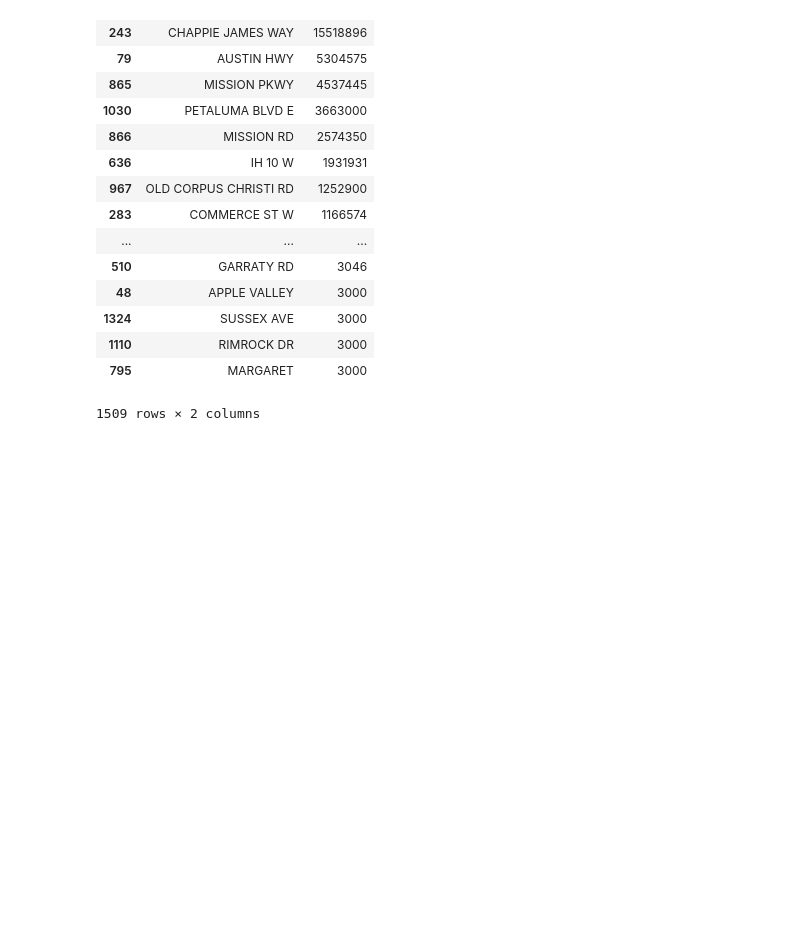
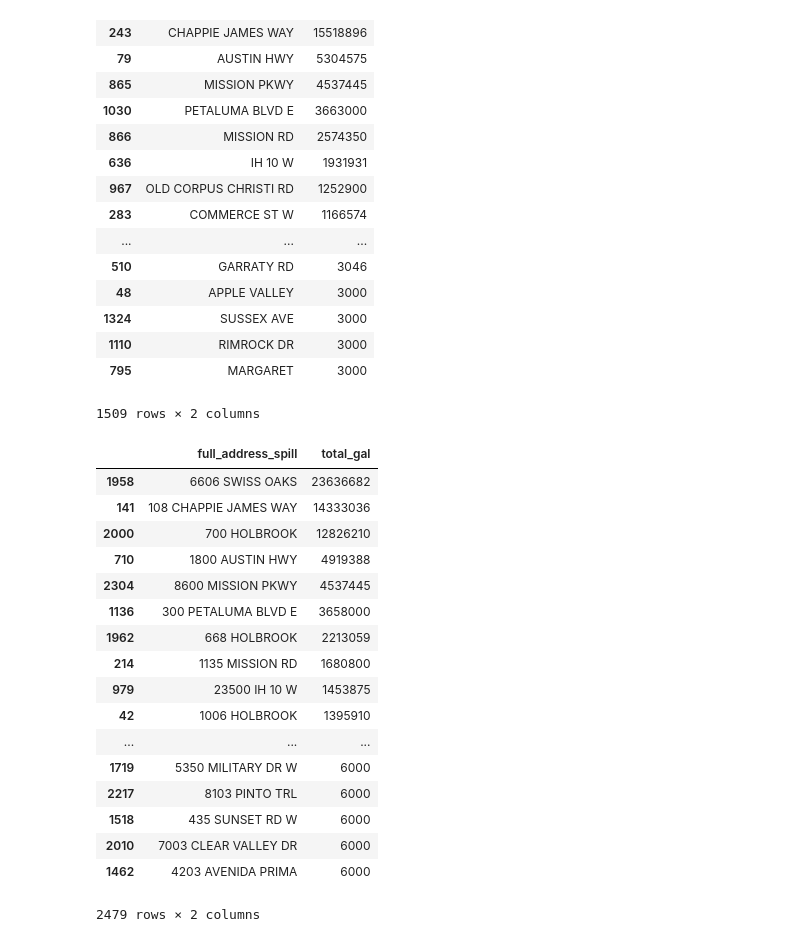
Before and after one commit to codeupada1/san-antonio-datathon-2019, a Jupyter notebook: ssg-notebook.ipynb, the cells around one changed output. Saved outputs shown, nothing was run; the diff lists cells and outputs as text; code cells hidden in the pictures; blank space fills up the shorter version.

```diff
--- a/ssg-notebook.ipynb
+++ b/ssg-notebook.ipynb
@@ -745,3 +745,27 @@ df.groupby(['spill_st_name'])['total_gal']\
 | 1110 | RIMROCK DR | 3000 |
 | 795 | MARGARET | 3000 |
 1509 rows × 2 columns
+# %%
+df.groupby(['full_address_spill'])['total_gal']\
+  .sum()\
+  .reset_index()\
+  .sort_values(by = ['total_gal'], ascending=[False])
+# %% [output]
+|  | full_address_spill | total_gal |
+| 1958 | 6606 SWISS OAKS | 23636682 |
+| 141 | 108 CHAPPIE JAMES WAY | 14333036 |
+| 2000 | 700 HOLBROOK | 12826210 |
+| 710 | 1800 AUSTIN HWY | 4919388 |
+| 2304 | 8600 MISSION PKWY | 4537445 |
+| 1136 | 300 PETALUMA BLVD E | 3658000 |
+| 1962 | 668 HOLBROOK | 2213059 |
+| 214 | 1135 MISSION RD | 1680800 |
+| 979 | 23500 IH 10 W | 1453875 |
+| 42 | 1006 HOLBROOK | 1395910 |
+| ... | ... | ... |
+| 1719 | 5350 MILITARY DR W | 6000 |
+| 2217 | 8103 PINTO TRL | 6000 |
+| 1518 | 435 SUNSET RD W | 6000 |
+| 2010 | 7003 CLEAR VALLEY DR | 6000 |
+| 1462 | 4203 AVENIDA PRIMA | 6000 |
+2479 rows × 2 columns
```
Also changed, not shown: parts of 7 cells of this notebook, 1 other file.
